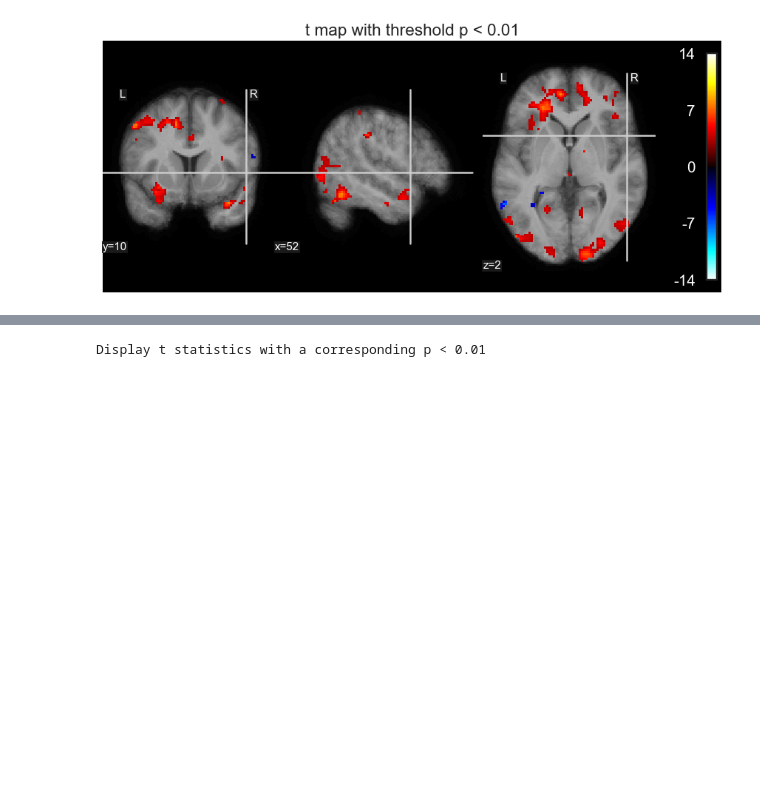
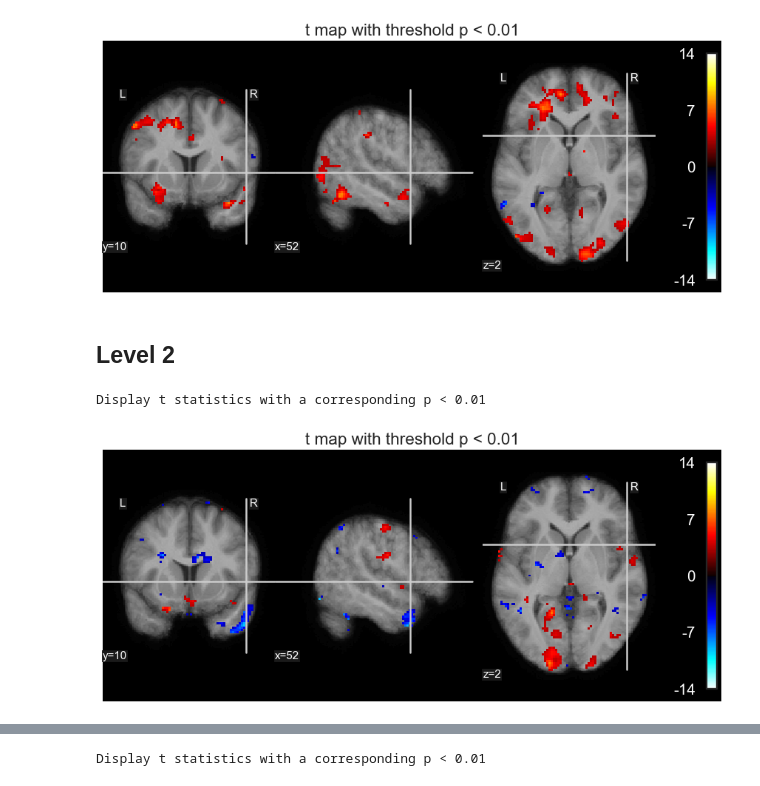
Before and after one commit to tomov/VGDL-fMRI-Python-Data-Analysis, a Jupyter notebook: Multivariate_analyses_Daphne/smooth_betas_levels_activity.ipynb, the cells around one changed output, grey strips where cells are left out. Cells and saved outputs as stored; diff of their text form; code cells hidden in the pictures; blank space fills up the shorter version.

Commit message:
plotted brain maps

```diff
--- a/Multivariate_analyses_Daphne/smooth_betas_levels_activity.ipynb
+++ b/Multivariate_analyses_Daphne/smooth_betas_levels_activity.ipynb
@@ -188,16 +201,6 @@ for s in range(num_subjects):
 5
 6
 7
-# %%
-betas_level_one = np.array(games_level_one)
-betas_level_two = np.array(games_level_two)
-betas_level_three = np.array(games_level_three)
-betas_level_four = np.array(games_level_four)
-betas_level_five = np.array(games_level_five)
-betas_level_six = np.array(games_level_six)
-betas_level_seven = np.array(games_level_seven)
-betas_level_eight = np.array(games_level_eight)
-betas_level_nine = np.array(games_level_nine)
 # %%
 betas_level_one.shape # [subjects, games, voxels]
 # %% [output]
@@ -298,3 +305,20 @@ utils.plot_statistical_map(coords=coords_mat,
 # %% [output]
 Display t statistics with a corresponding p < 0.01
 [figure]
+# %% [markdown]
+## Level 2
+# %%
+tstats, p = stats.ttest_1samp(np.arctanh(isc_maps_lvl_two), popmean=0)
+
+utils.plot_statistical_map(coords=coords_mat,
+                           tstats=tstats,
+                           pvalues=p,
+                           brain_nii=mean_nii,
+                           mask_nii=mask_nii,
+                           threshold=True,
+                           theta=0.01,
+                           cut_coords=[52, 10, 2],
+                           vmax=14)
+# %% [output]
+Display t statistics with a corresponding p < 0.01
+[figure, added]
```
Also changed, not shown: parts of 40 cells of this notebook.
